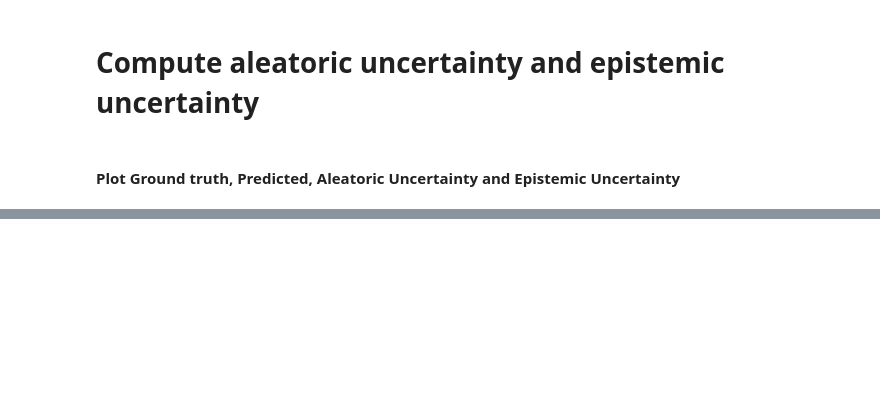
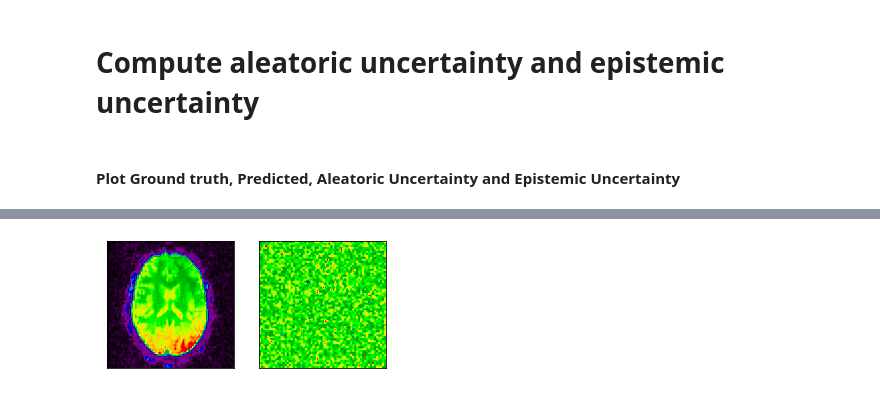
Before and after one commit to DCalhas/eeg_to_fmri, a Jupyter notebook: src/notebooks/bayesian_uncertainty.ipynb, the cells around one changed output, grey strips where cells are left out. Drawn from its saved outputs; the diff is of its cells as text; code cells hidden in the pictures; blank space fills up the shorter version.

```diff
--- a/src/notebooks/bayesian_uncertainty.ipynb
+++ b/src/notebooks/bayesian_uncertainty.ipynb
@@ -172,0 +201,21 @@ plt.show()
+# %%
+from scipy.ndimage import rotate
+
+volume=5
+xslice=30
+yslice=30
+zslice=15
+array_set=train_x
+
+
+fig, axes = plt.subplots(1, 2, figsize=(5,10))
+axes[0].imshow(rotate(array_set[volume,:,:,zslice,:], 90, axes=(0,1)),cmap=plt.cm.nipy_spectral)
+axes[1].imshow(rotate(model(array_set[volume:volume+1])[0].numpy()[0,:,:,zslice,:], 90, axes=(0,1)),cmap=plt.cm.nipy_spectral)
+
+axes[0].axes.xaxis.set_visible(False)
+axes[0].axes.yaxis.set_visible(False)
+axes[1].axes.xaxis.set_visible(False)
+axes[1].axes.yaxis.set_visible(False)
+plt.show()
+# %% [output]
+[figure, added]
```
Also changed, not shown: parts of 13 cells of this notebook.
